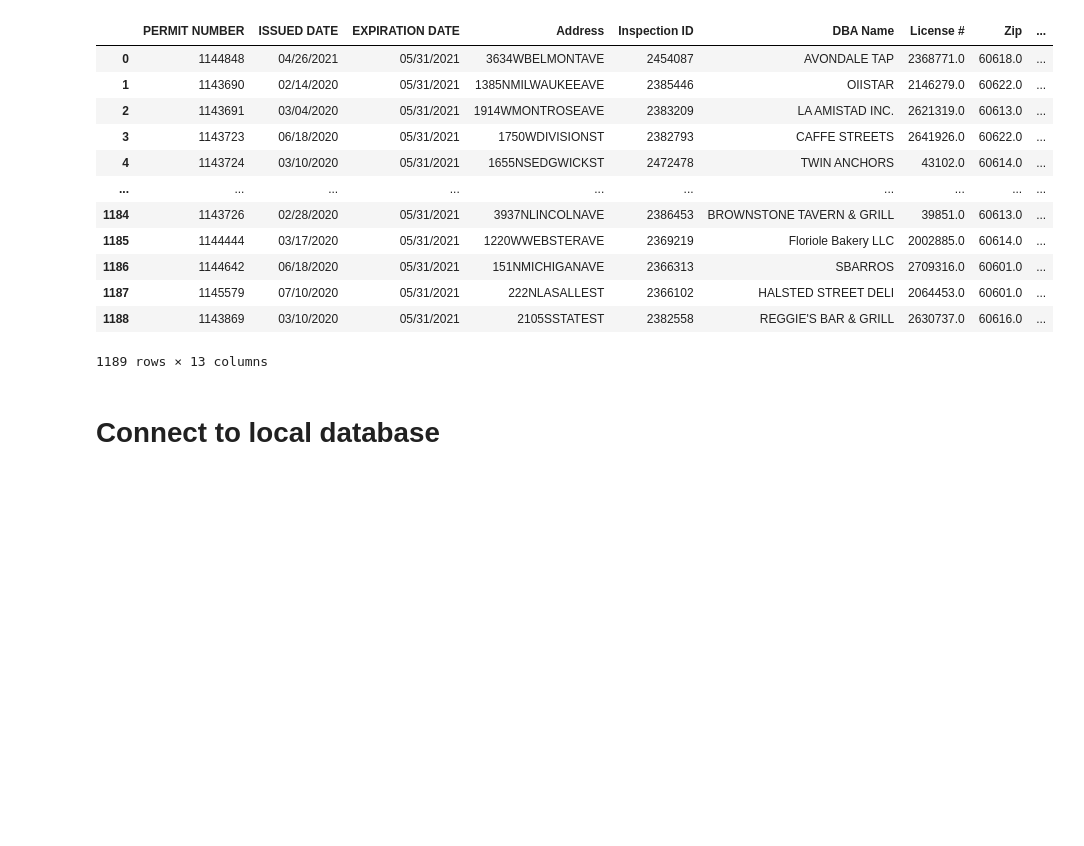
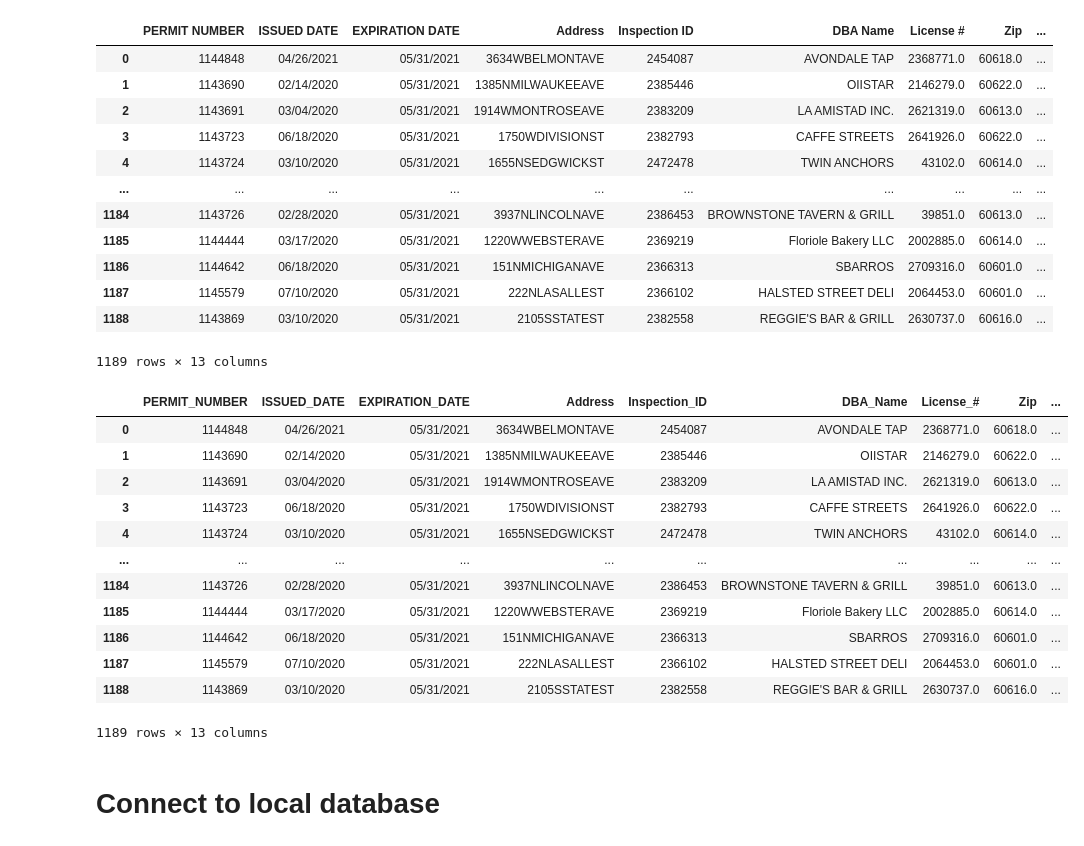
Before and after one commit to michellesimek/ETL_Project, a Jupyter notebook: project_EM.ipynb, the cells around one changed output. Cells and saved outputs as stored; diff of their text form; code cells hidden in the pictures; blank space fills up the shorter version.

```diff
--- a/project_EM.ipynb
+++ b/project_EM.ipynb
@@ -198,7 +189,7 @@ Inspection_df
 | 9 | 1174 | Recent Inspection |
 | 10 | 1492 | Consultation |
 # %%
-final_df = Join_df.merge(Inspection_df, how= "inner", on='Inspection Type')
+final_df = Join_df.merge(Inspection_df, how= "inner", on='Inspection_Type')
 final_df.head()
 # %% [output]
 |  | PERMIT NUMBER | ISSUED DATE | EXPIRATION DATE | Address | Inspection ID | DBA Name | License # | Zip | ... |
@@ -243,7 +234,7 @@ Index(['PERMIT NUMBER', 'ISSUED DATE', 'EXPIRATION DATE', 'Address',
 final_df = final_df[['PERMIT NUMBER', 'ISSUED DATE', 'EXPIRATION DATE', 'Address',
        'Inspection ID', 'DBA Name', 'License #', 'Zip', 'Inspection Date',
         'Inspection Date_Time',
-       'Violation_Number', 'Inspection Type ID',
+       'Violation_Number', 'Inspection_Type_ID',
        'Results_ID']]
 final_df
 # %% [output]
@@ -260,6 +251,24 @@ final_df
 | 1187 | 1145579 | 07/10/2020 | 05/31/2021 | 222NLASALLEST | 2366102 | HALSTED STREET DELI | 2064453.0 | 60601.0 | ... |
 | 1188 | 1143869 | 03/10/2020 | 05/31/2021 | 2105SSTATEST | 2382558 | REGGIE'S BAR & GRILL | 2630737.0 | 60616.0 | ... |
 1189 rows × 13 columns
+# %%
+final_df = final_df.rename(columns = {"PERMIT NUMBER": "PERMIT_NUMBER", 'ISSUED DATE':'ISSUED_DATE', 'EXPIRATION DATE': 'EXPIRATION_DATE','Inspection ID': 'Inspection_ID',
+                                     'DBA Name': 'DBA_Name', 'License #': 'License_num','Inspection Date': 'Inspection_Date', 'Inspection Date_Time':'Inspection_Date_Time' })
+final_df
+# %% [output]
+|  | PERMIT_NUMBER | ISSUED_DATE | EXPIRATION_DATE | Address | Inspection_ID | DBA_Name | License_# | Zip | ... |
+| 0 | 1144848 | 04/26/2021 | 05/31/2021 | 3634WBELMONTAVE | 2454087 | AVONDALE TAP | 2368771.0 | 60618.0 | ... |
+| 1 | 1143690 | 02/14/2020 | 05/31/2021 | 1385NMILWAUKEEAVE | 2385446 | OIISTAR | 2146279.0 | 60622.0 | ... |
+| 2 | 1143691 | 03/04/2020 | 05/31/2021 | 1914WMONTROSEAVE | 2383209 | LA AMISTAD INC. | 2621319.0 | 60613.0 | ... |
+| 3 | 1143723 | 06/18/2020 | 05/31/2021 | 1750WDIVISIONST | 2382793 | CAFFE STREETS | 2641926.0 | 60622.0 | ... |
+| 4 | 1143724 | 03/10/2020 | 05/31/2021 | 1655NSEDGWICKST | 2472478 | TWIN ANCHORS | 43102.0 | 60614.0 | ... |
+| ... | ... | ... | ... | ... | ... | ... | ... | ... | ... |
+| 1184 | 1143726 | 02/28/2020 | 05/31/2021 | 3937NLINCOLNAVE | 2386453 | BROWNSTONE TAVERN & GRILL | 39851.0 | 60613.0 | ... |
+| 1185 | 1144444 | 03/17/2020 | 05/31/2021 | 1220WWEBSTERAVE | 2369219 | Floriole Bakery LLC | 2002885.0 | 60614.0 | ... |
+| 1186 | 1144642 | 06/18/2020 | 05/31/2021 | 151NMICHIGANAVE | 2366313 | SBARROS | 2709316.0 | 60601.0 | ... |
+| 1187 | 1145579 | 07/10/2020 | 05/31/2021 | 222NLASALLEST | 2366102 | HALSTED STREET DELI | 2064453.0 | 60601.0 | ... |
+| 1188 | 1143869 | 03/10/2020 | 05/31/2021 | 2105SSTATEST | 2382558 | REGGIE'S BAR & GRILL | 2630737.0 | 60616.0 | ... |
+1189 rows × 13 columns
 # %% [markdown]
 # Connect to local database
 # %%
```
Also changed, not shown: parts of 17 cells of this notebook.
